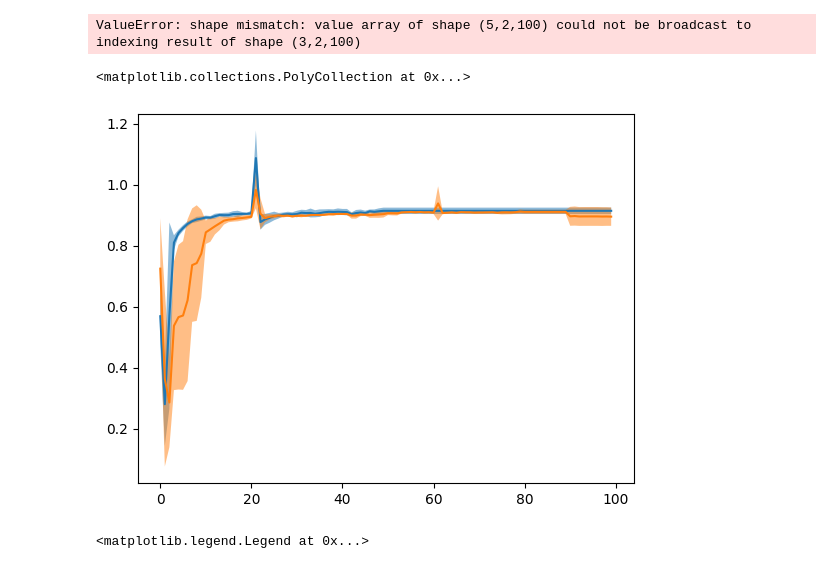
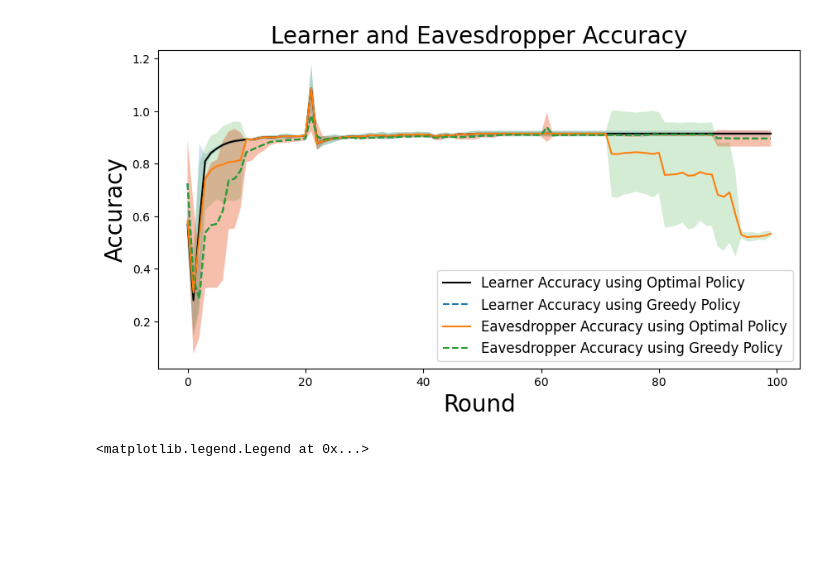
Before and after one commit to aditj/CovertOptimization, a Jupyter notebook: archive/generate_plots.ipynb, the cells around one changed output. Cells and saved outputs as stored; diff of their text form; code cells hidden in the pictures; blank space fills up the shorter version.

```diff
--- a/archive/generate_plots.ipynb
+++ b/archive/generate_plots.ipynb
@@ -18,18 +18,28 @@ eavesdropper_evaluations = np.load("../parameters/eavesdropper_evaluations.npy")
 eavesdropper_evaluations_transformed = eavesdropper_evaluations
 for mc in range(5):
     for policy_ in range(2):
-        for round_ in range(1,100):
-            eavesdropper_evaluations_transformed[np.argwhere(eavesdropper_transformed>0.5)[0]] = evaluation_transformed
+        for round_ in range(0,100):
+            if eavesdropper[mc,policy_,round_]>0.51:
+                eavesdropper_evaluations_transformed[mc,policy_,round_] = evaluation_transformed[mc,policy_,round_]
+            else:
+                eavesdropper_evaluations_transformed[mc,policy_,round_] = np.random.uniform(0.5,0.55)
-# %% [output]
-ValueError: shape mismatch: value array of shape (5,2,100) could not be broadcast to indexing result of shape (3,2,100)
 # %%
-plt.plot(evaluation_transformed[:,0,:].mean(axis=0).T, label="Learner Accuracy using Optimal Policy")
-plt.plot(evaluation_transformed[:,1,:].mean(axis=0).T, label="Learner Accuracy using Greedy Policy")
-plt.fill_between(np.arange(100), evaluation_transformed.mean(axis=0).T[:,0] - evaluation_transformed.std(axis=0).T[:,0], evaluation_transformed.mean(axis=0).T[:,0] + evaluation_transformed.std(axis=0).T[:,0], alpha=0.5)
-plt.fill_between(np.arange(100), evaluation_transformed.mean(axis=0).T[:,1] - evaluation_transformed.std(axis=0).T[:,1], evaluation_transformed.mean(axis=0).T[:,1] + evaluation_transformed.std(axis=0).T[:,1], alpha=0.5)
+plt.figure(figsize=(10,5))
+plt.plot(evaluation_transformed[:,0,:].mean(axis=0).T, label="Learner Accuracy using Optimal Policy", color="black")
+plt.plot(evaluation_transformed[:,1,:].mean(axis=0).T, label="Learner Accuracy using Greedy Policy", linestyle = '--')
+plt.plot(eavesdropper_evaluations_transformed[:,0,:].mean(axis=0).T, label="Eavesdropper Accuracy using Optimal Policy")
+plt.plot(eavesdropper_evaluations_transformed[:,1,:].mean(axis=0).T, label="Eavesdropper Accuracy using Greedy Policy", linestyle = '--')
+plt.fill_between(np.arange(100), evaluation_transformed.mean(axis=0).T[:,0] - evaluation_transformed.std(axis=0).T[:,0], evaluation_transformed.mean(axis=0).T[:,0] + evaluation_transformed.std(axis=0).T[:,0], alpha=0.2)
+plt.fill_between(np.arange(100), evaluation_transformed.mean(axis=0).T[:,1] - evaluation_transformed.std(axis=0).T[:,1], evaluation_transformed.mean(axis=0).T[:,1] + evaluation_transformed.std(axis=0).T[:,1], alpha=0.2)
+plt.fill_between(np.arange(100), eavesdropper_evaluations_transformed.mean(axis=0).T[:,0] - eavesdropper_evaluations_transformed.std(axis=0).T[:,0], eavesdropper_evaluations_transformed.mean(axis=0).T[:,0] + eavesdropper_evaluations_transformed.std(axis=0).T[:,0], alpha=0.2)
+plt.fill_between(np.arange(100), eavesdropper_evaluations_transformed.mean(axis=0).T[:,1] - eavesdropper_evaluations_transformed.std(axis=0).T[:,1], eavesdropper_evaluations_transformed.mean(axis=0).T[:,1] + eavesdropper_evaluations_transformed.std(axis=0).T[:,1], alpha=0.2)
+plt.legend(fontsize=12)
+plt.xlabel("Round", fontsize=20)
+plt.ylabel("Accuracy", fontsize=20)
+plt.title("Learner and Eavesdropper Accuracy", fontsize=20)
+plt.savefig("../plots/learner_eavesdropper_accuracy.png")
 # %% [output]
-<matplotlib.collections.PolyCollection at 0x...>
-[figure, old version]
+[figure, new version]
 # %%
 ### smooth the data
 
```
Also changed, not shown: parts of 1 cell of this notebook, 2 other files.
